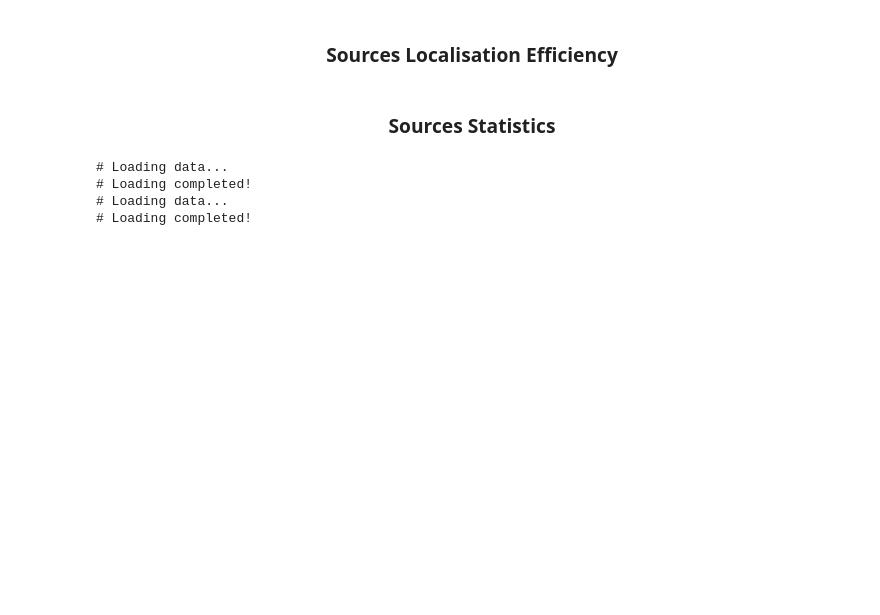
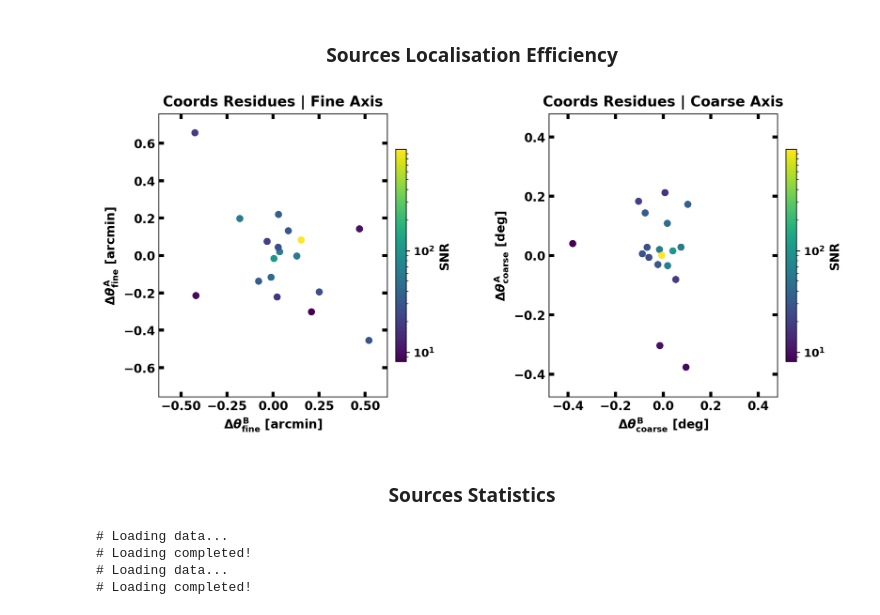
Before and after one commit to EdoardoGiancarli/LearningCodedMasks, a Jupyter notebook: IROS/PAPER_RecImgs.ipynb, the cells around one changed output. Cells and saved outputs as stored; diff of their text form; code cells hidden in the pictures; blank space fills up the shorter version.

```diff
--- a/IROS/PAPER_RecImgs.ipynb
+++ b/IROS/PAPER_RecImgs.ipynb
@@ -167,63 +277,21 @@ show_composed_skymap(
 # %%
-def compose(a: NDArray, b: NDArray) -> NDArray:
-    return np.sqrt(a ** 2 + b ** 2)
-
-def get_symlimits(arr: NDArray, offset: float | None = None) -> tuple[float, float]:
-    """Returns symmetric `arr` boundary centered around abs max value."""
-    m = np.abs(arr).max()
-    if offset: m += offset
-    return -m, m
-
 crdres_fine_A, crdres_coarse_A = map(lambda x: x[cu_map.idx_a], mgm.get_angularcoords_residues(logA, catA, sdlA, wfm))
 crdres_fine_B, crdres_coarse_B = map(lambda x: x[cu_map.idx_b], mgm.get_angularcoords_residues(logB, catB, sdlB, wfm))
 
 snr = compose(np.array(logA.log['snr'])[cu_map.idx_a], np.array(logB.log['snr'])[cu_map.idx_b])
 
-ds.plot(
-    dmaps=(
-        ds.map4plot(
-            arrs=crdres_fine_A,
-            title='Coords Residues | Fine Directions',
-            x=crdres_fine_B,
-            ylabel='$\\Delta\\theta_{\\text{fine}}^{\\text{B}}$ [arcmin]',
-            xlabel='$\\Delta\\theta_{\\text{fine}}^{\\text{A}}$ [arcmin]',
-            style='scatter',
-            ylim=get_symlimits(crdres_fine_A),
-            xlim=get_symlimits(crdres_fine_B),
-        ),
-    ),
-    figsize=(4.5, 4.5),
+plot_crdres(
+    crdres_fine_A=crdres_fine_A,
+    crdres_fine_B=crdres_fine_B,
+    crdres_coarse_A=crdres_coarse_A / 60,
+    crdres_coarse_B=crdres_coarse_B / 60,
+    snrvals=snr,
     save_to=f'{OUT_RESULTS_PATH}/camUnit_src_coords_res.pdf',
+    size=4.5,
+    wspace=0.4,
 )
-
-# ds.plot(
-#     dmaps=(
-#         ds.map4plot(
-#             arrs=crdres_fine_A,
-#             title='Coords Residues | Fine Directions',
-#             x=crdres_fine_B,
-#             ylabel='$\\Delta\\theta_{\\text{fine}}^{\\text{B}}$ [arcmin]',
-#             xlabel='$\\Delta\\theta_{\\text{fine}}^{\\text{A}}$ [arcmin]',
-#             style='scatter',
-#             ylim=get_symlimits(crdres_fine_A),
-#             xlim=get_symlimits(crdres_fine_B),
-#         ),
-#         ds.map4plot(
-#             arrs=crdres_coarse_A,
-#             title='Coords Residues | Coarse Directions',
-#             x=crdres_coarse_B,
-#             ylabel='$\\Delta\\theta_{\\text{coarse}}^{\\text{B}}$ [arcmin]',
-#             xlabel='$\\Delta\\theta_{\\text{coarse}}^{\\text{A}}$ [arcmin]',
-#             style='scatter',
-#             ylim=get_symlimits(crdres_coarse_A),
-#             xlim=get_symlimits(crdres_coarse_B),
-#         ),
-#     ),
-#     ncols=2,
-#     figsize=(9.5, 4.0),
-#     wspace=0.4,
-#     save_to=f'{OUT_RESULTS_PATH}/camUnit_src_coords_res.pdf',
-# )
+# %% [output]
+[figure, added]
 # %% [markdown]
 ### <center>**Sources Statistics**<center>
 # %%
```
Also changed, not shown: parts of 6 cells of this notebook, 2 other files.
